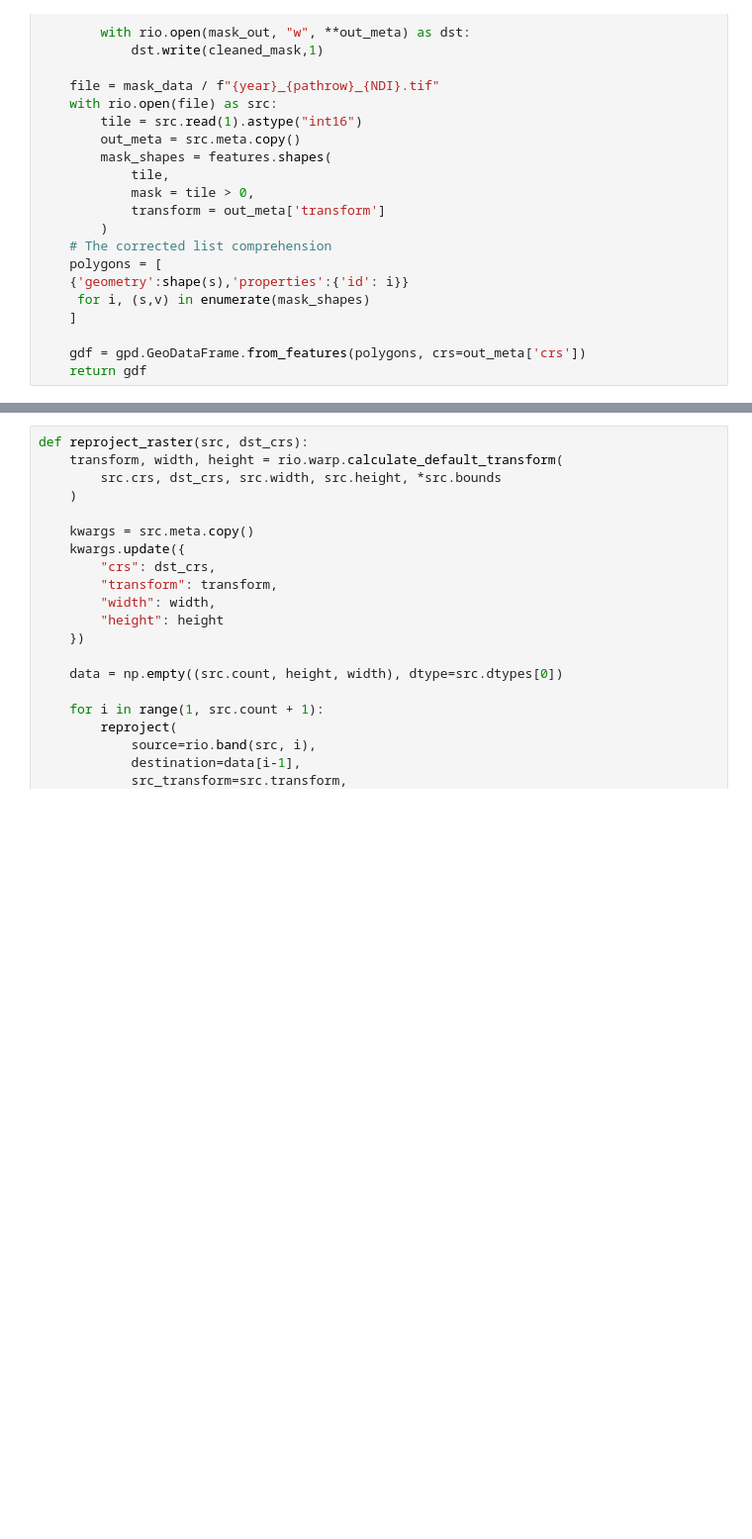
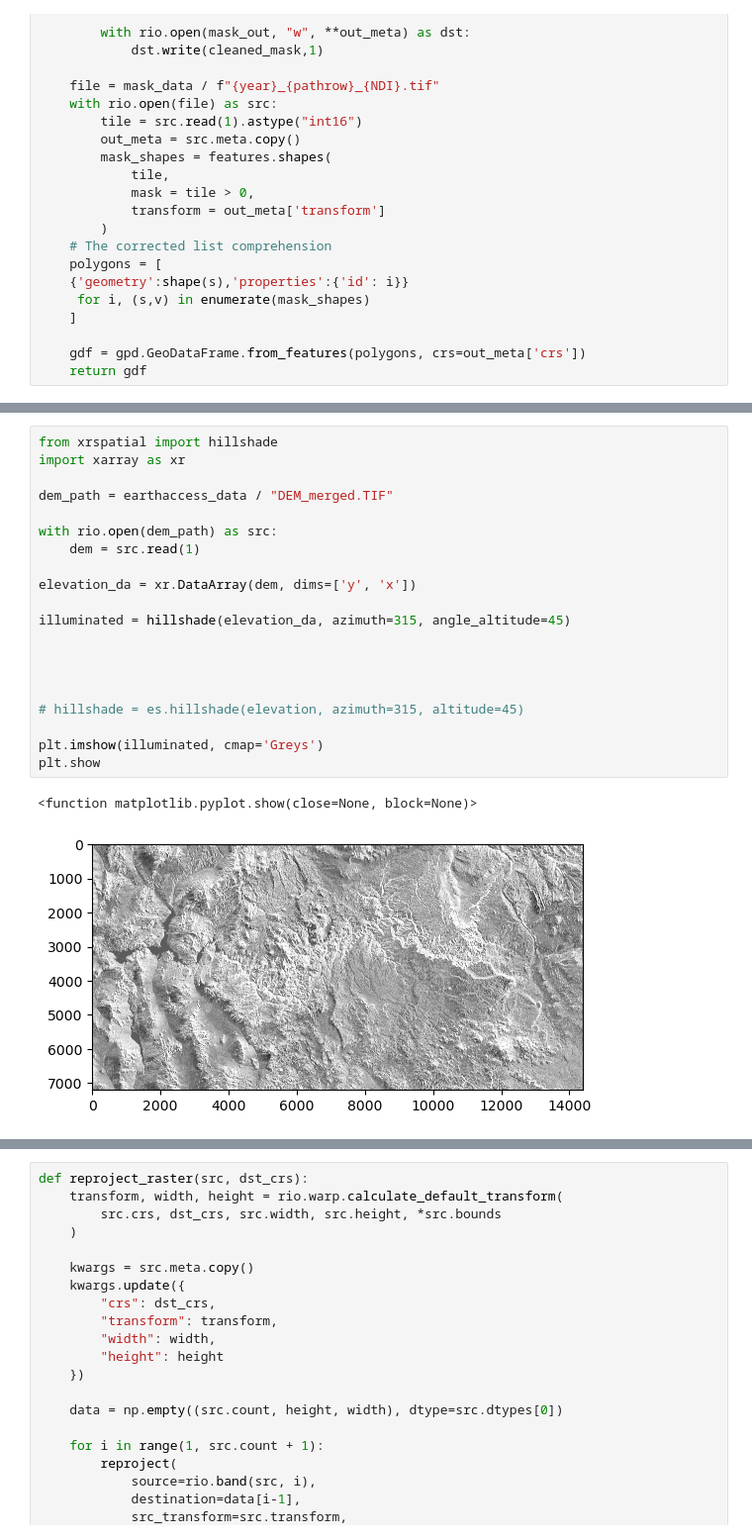
Before and after one commit to jjmcloughlin05/EGM722-Assessment, a Jupyter notebook: Assignment-II.ipynb, the cells around one changed output, grey strips where cells are left out. Shown at 99% size. Saved outputs shown, nothing was run; the diff lists cells and outputs as text; blank space fills up the shorter version.

```diff
--- a/Assignment-II.ipynb
+++ b/Assignment-II.ipynb
@@ -162,0 +342,23 @@ def merging_polygons(poly_gdf, ref_poly):
+# %%
+from xrspatial import hillshade
+import xarray as xr
+
+dem_path = earthaccess_data / "DEM_merged.TIF"
+
+with rio.open(dem_path) as src:
+    dem = src.read(1)
+
+elevation_da = xr.DataArray(dem, dims=['y', 'x'])
+
+illuminated = hillshade(elevation_da, azimuth=315, angle_altitude=45)
+
+
+
+
+# hillshade = es.hillshade(elevation, azimuth=315, altitude=45)
+
+plt.imshow(illuminated, cmap='Greys')
+plt.show
+# %% [output]
+<function matplotlib.pyplot.show(close=None, block=None)>
+[figure, added]
```
Also changed, not shown: parts of 31 cells of this notebook, 2 other files.
